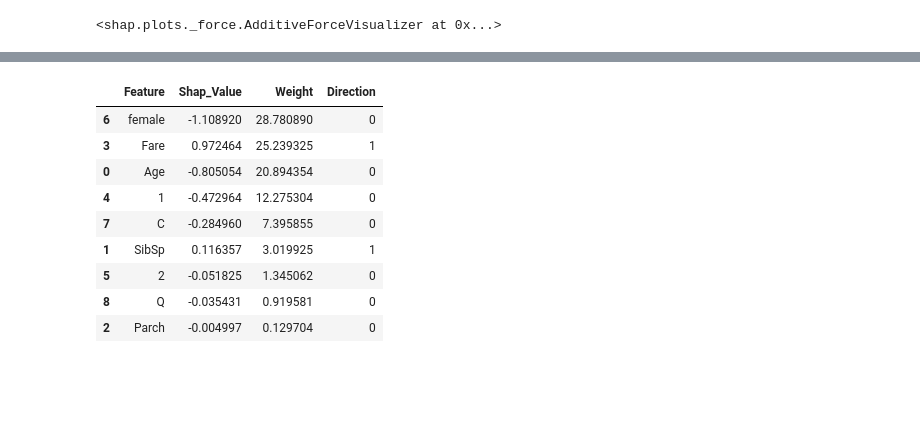
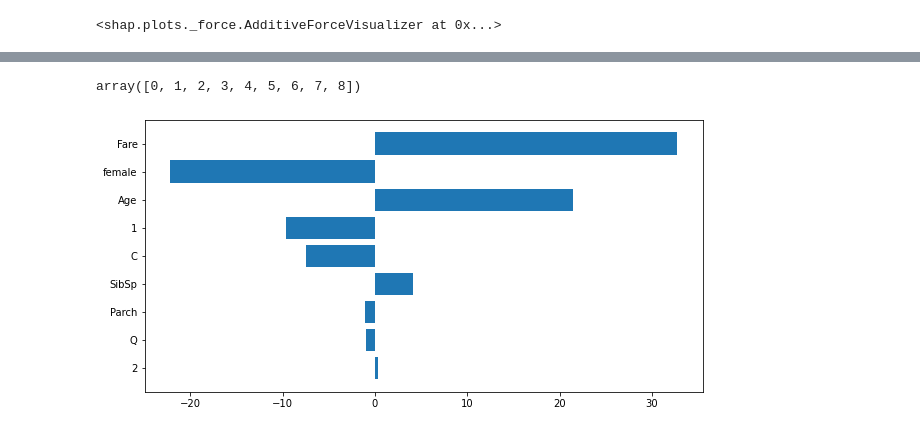
Before and after one commit to JuanFeA98/Machine_Learning, a Jupyter notebook: SHAP Values/Clasificacion.ipynb, the cells around one changed output, grey strips where cells are left out. Drawn from its saved outputs; the diff is of its cells as text; code cells hidden in the pictures; blank space fills up the shorter version.

```diff
--- a/SHAP Values/Clasificacion.ipynb
+++ b/SHAP Values/Clasificacion.ipynb
@@ -151,13 +151,21 @@ df_weight.groupby('Direction')[['Weight']].sum()
 # %%
-df_weight.sort_values('Weight', ascending=False)
+df_weight.sort_values('Weight',inplace=True)
-# %% [output]
-|  | Feature | Shap_Value | Weight | Direction |
-| 6 | female | -1.108920 | 28.780890 | 0 |
-| 3 | Fare | 0.972464 | 25.239325 | 1 |
-| 0 | Age | -0.805054 | 20.894354 | 0 |
-| 4 | 1 | -0.472964 | 12.275304 | 0 |
-| 7 | C | -0.284960 | 7.395855 | 0 |
-| 1 | SibSp | 0.116357 | 3.019925 | 1 |
-| 5 | 2 | -0.051825 | 1.345062 | 0 |
-| 8 | Q | -0.035431 | 0.919581 | 0 |
-| 2 | Parch | -0.004997 | 0.129704 | 0 |
+# %%
+df_weight['Weight_Real'] = np.where(df_weight['Direction']==0, df_weight['Weight']*-1, df_weight['Weight'])
+# %%
+np.arange(len(df_weight))
+# %% [output]
+array([0, 1, 2, 3, 4, 5, 6, 7, 8])
+# %%
+height = list(df_weight['Weight_Real'])
+bars = tuple(df_weight['Feature'])
+y_pos = np.arange(len(df_weight))
+
+plt.subplots(figsize=(10, 5))
+
+plt.barh(y_pos, height)
+plt.yticks(y_pos, bars)
+
+plt.show()
+# %% [output]
+[figure, added]
```
Also changed, not shown: parts of 20 cells of this notebook.
